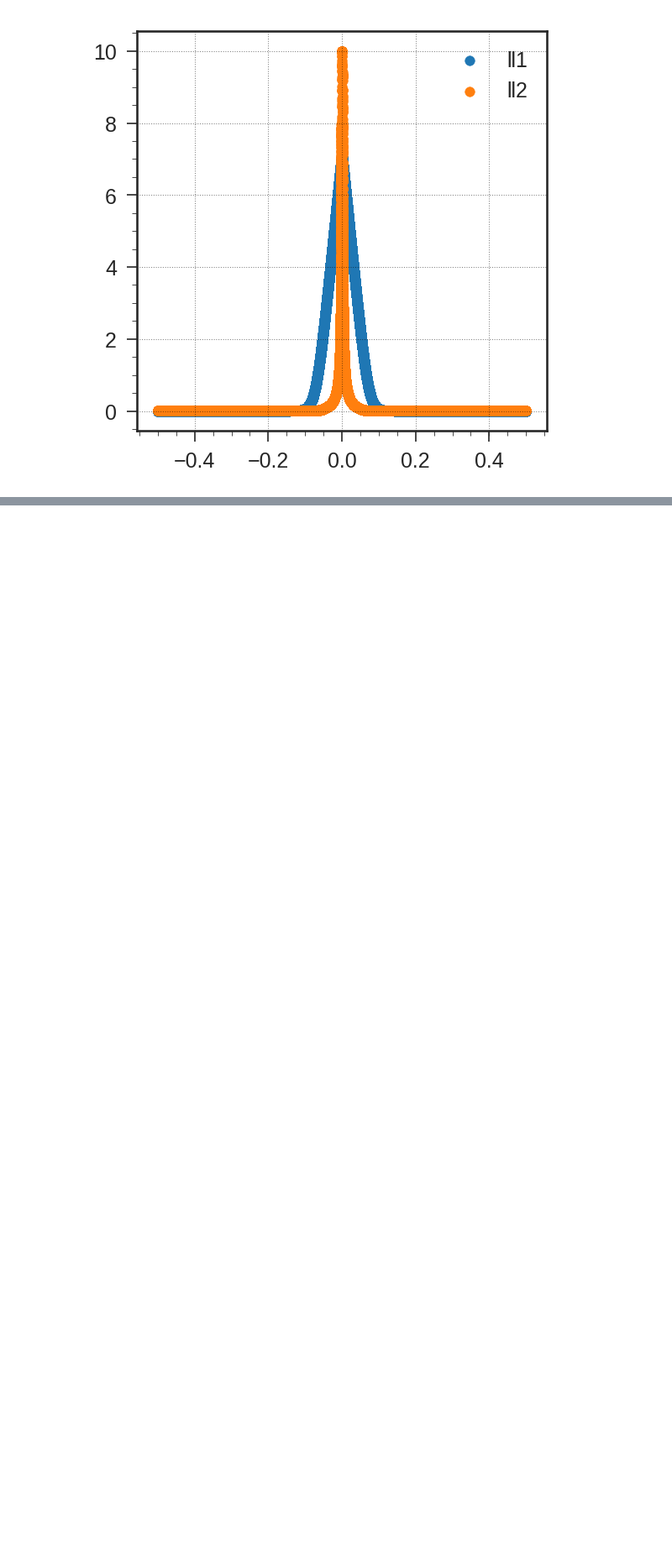
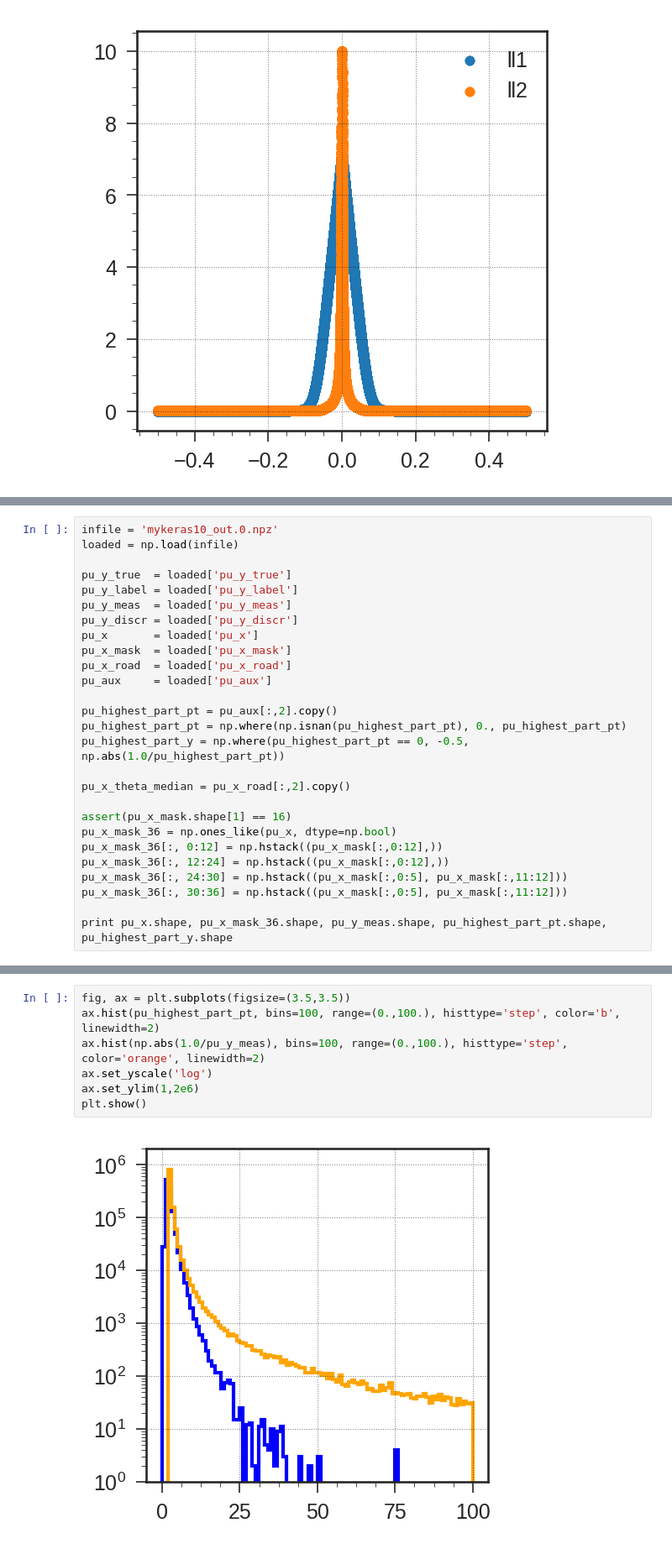
Before and after one commit to srosenzweig09/L1TMuonSimulationsMar2017, a Jupyter notebook: Analyzers/test8/losses.ipynb, the cells around one changed output, grey strips where cells are left out. Shown at 84% size. Drawn from its saved outputs; the diff is of its cells as text; blank space fills up the shorter version.

```diff
--- a/Analyzers/test8/losses.ipynb
+++ b/Analyzers/test8/losses.ipynb
@@ -196,0 +189,27 @@ plt.show()
+# %%
+infile = 'mykeras10_out.0.npz'
+loaded = np.load(infile)
+
+pu_y_true  = loaded['pu_y_true']
+pu_y_label = loaded['pu_y_label']
+pu_y_meas  = loaded['pu_y_meas']
+pu_y_discr = loaded['pu_y_discr']
+pu_x       = loaded['pu_x']
+pu_x_mask  = loaded['pu_x_mask']
+pu_x_road  = loaded['pu_x_road']
+pu_aux     = loaded['pu_aux']
+
+pu_highest_part_pt = pu_aux[:,2].copy()
+pu_highest_part_pt = np.where(np.isnan(pu_highest_part_pt), 0., pu_highest_part_pt)
+pu_highest_part_y = np.where(pu_highest_part_pt == 0, -0.5, np.abs(1.0/pu_highest_part_pt))
+
+pu_x_theta_median = pu_x_road[:,2].copy()
+
+assert(pu_x_mask.shape[1] == 16)
+pu_x_mask_36 = np.ones_like(pu_x, dtype=np.bool)
+pu_x_mask_36[:, 0:12] = np.hstack((pu_x_mask[:,0:12],))
+pu_x_mask_36[:, 12:24] = np.hstack((pu_x_mask[:,0:12],))
+pu_x_mask_36[:, 24:30] = np.hstack((pu_x_mask[:,0:5], pu_x_mask[:,11:12]))
+pu_x_mask_36[:, 30:36] = np.hstack((pu_x_mask[:,0:5], pu_x_mask[:,11:12]))
+
+print pu_x.shape, pu_x_mask_36.shape, pu_y_meas.shape, pu_highest_part_pt.shape, pu_highest_part_y.shape
@@ -196,0 +218,9 @@ plt.show()
+# %%
+fig, ax = plt.subplots(figsize=(3.5,3.5))
+ax.hist(pu_highest_part_pt, bins=100, range=(0.,100.), histtype='step', color='b', linewidth=2)
+ax.hist(np.abs(1.0/pu_y_meas), bins=100, range=(0.,100.), histtype='step', color='orange', linewidth=2)
+ax.set_yscale('log')
+ax.set_ylim(1,2e6)
+plt.show()
+# %% [output]
+[figure, added]
```
Also changed, not shown: parts of 27 cells of this notebook.
